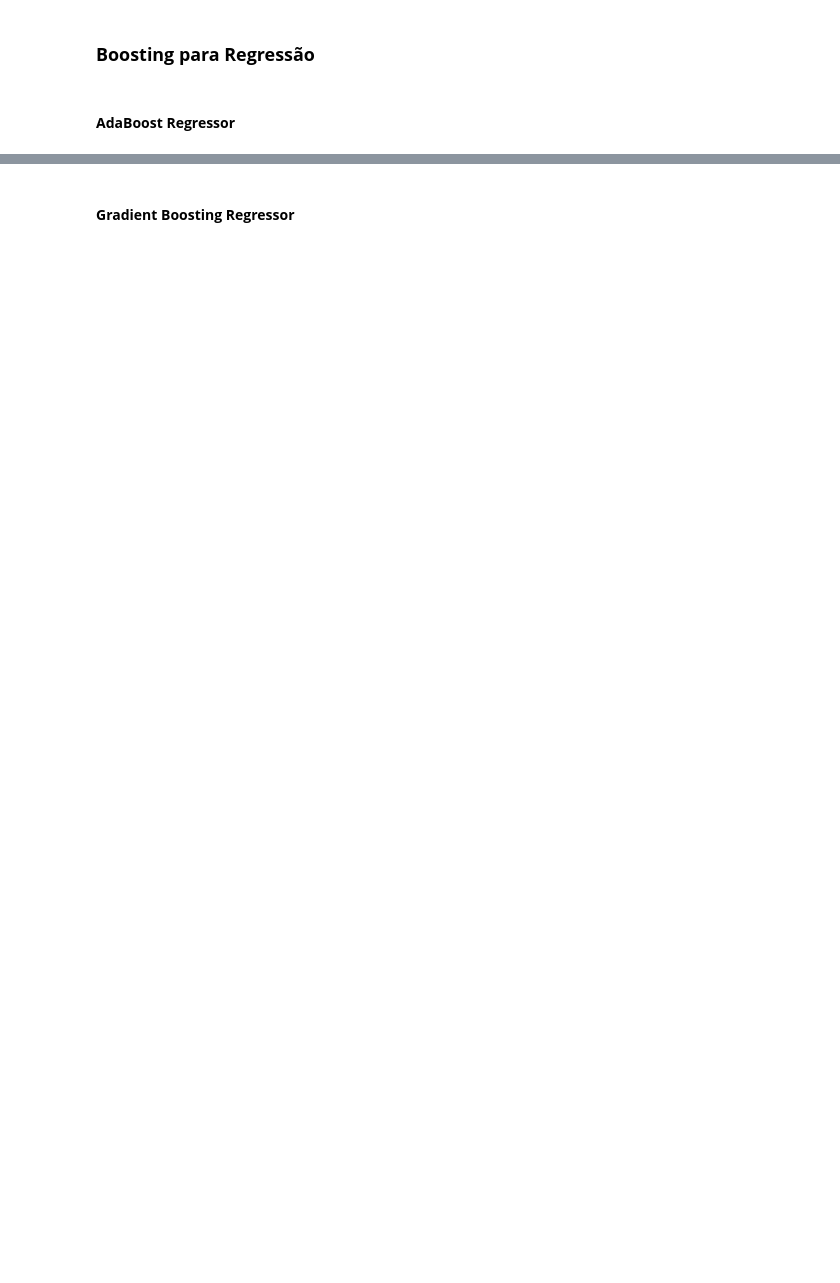
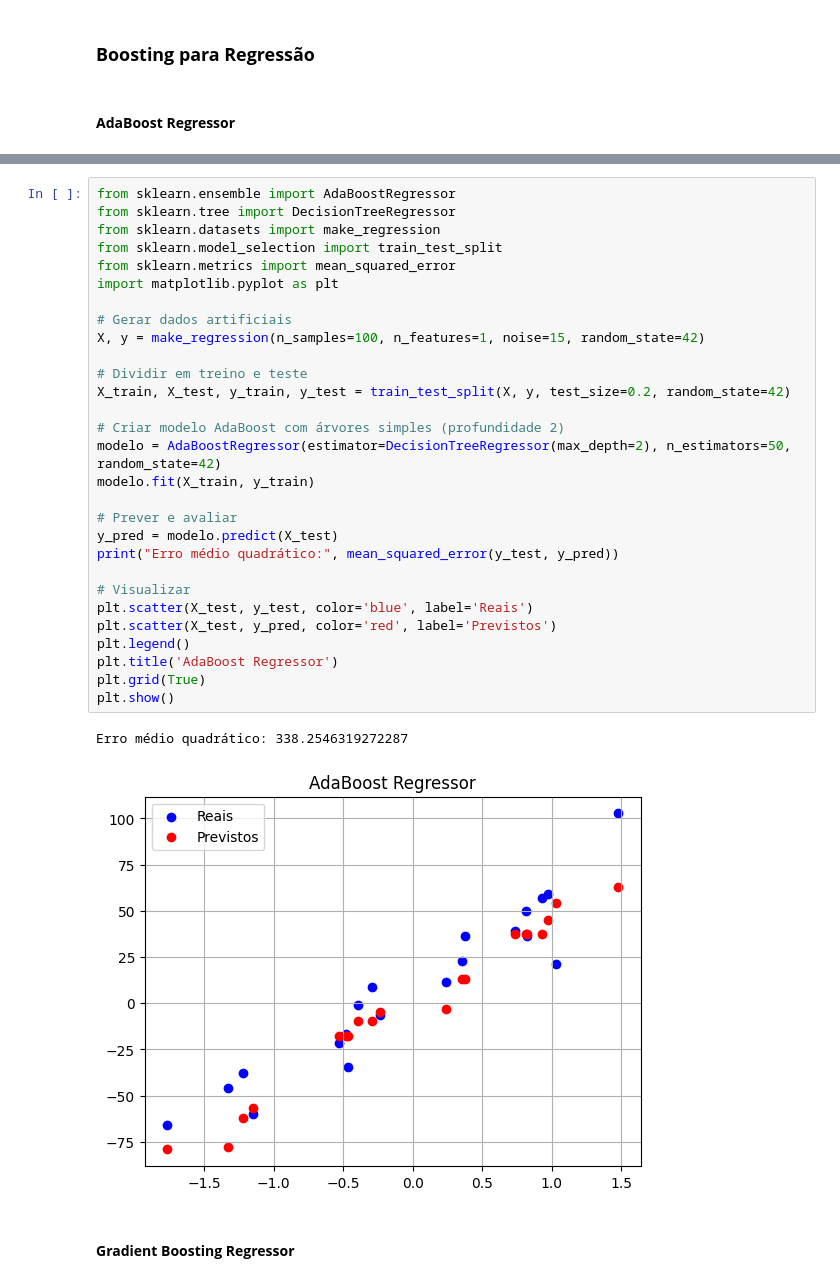
Before and after one commit to GB-Navarro/case-ia-fea-dev, a Jupyter notebook: case_ia.ipynb, the cells around one changed output, grey strips where cells are left out. Cells and saved outputs as stored; diff of their text form; blank space fills up the shorter version.

```diff
--- a/case_ia.ipynb
+++ b/case_ia.ipynb
@@ -689,2 +742,34 @@ Essa média tende a ser mais precisa e menos sensível a erros do que usar apena
+# %%
+from sklearn.ensemble import AdaBoostRegressor
+from sklearn.tree import DecisionTreeRegressor
+from sklearn.datasets import make_regression
+from sklearn.model_selection import train_test_split
+from sklearn.metrics import mean_squared_error
+import matplotlib.pyplot as plt
+
+# Gerar dados artificiais
+X, y = make_regression(n_samples=100, n_features=1, noise=15, random_state=42)
+
+# Dividir em treino e teste
+X_train, X_test, y_train, y_test = train_test_split(X, y, test_size=0.2, random_state=42)
+
+# Criar modelo AdaBoost com árvores simples (profundidade 2)
+modelo = AdaBoostRegressor(estimator=DecisionTreeRegressor(max_depth=2), n_estimators=50, random_state=42)
+modelo.fit(X_train, y_train)
+
+# Prever e avaliar
+y_pred = modelo.predict(X_test)
+print("Erro médio quadrático:", mean_squared_error(y_test, y_pred))
+
+# Visualizar
+plt.scatter(X_test, y_test, color='blue', label='Reais')
+plt.scatter(X_test, y_pred, color='red', label='Previstos')
+plt.legend()
+plt.title('AdaBoost Regressor')
+plt.grid(True)
+plt.show()
+# %% [output]
+Erro médio quadrático: 338.2546319272287
+[figure, added]
 # %% [markdown]
 #### **Gradient Boosting Regressor**
```
Also changed, not shown: parts of 5 cells of this notebook.
